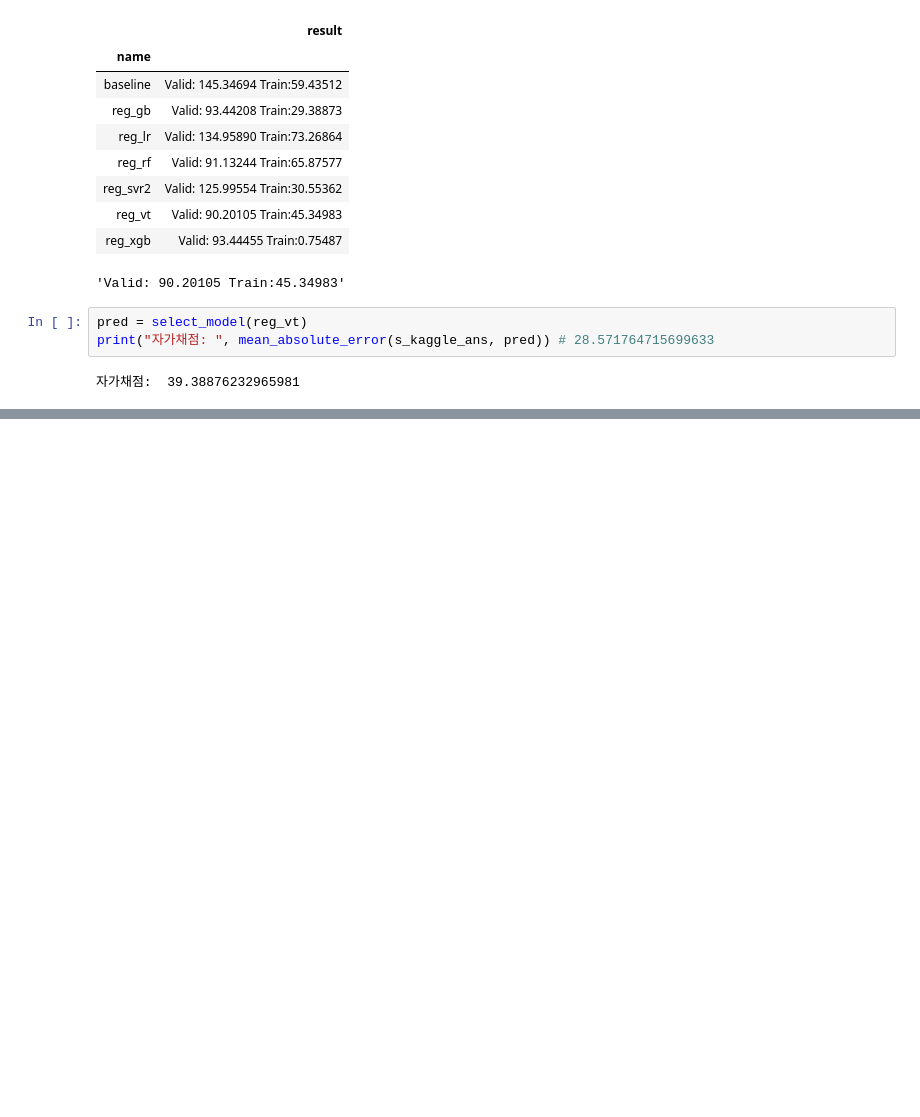
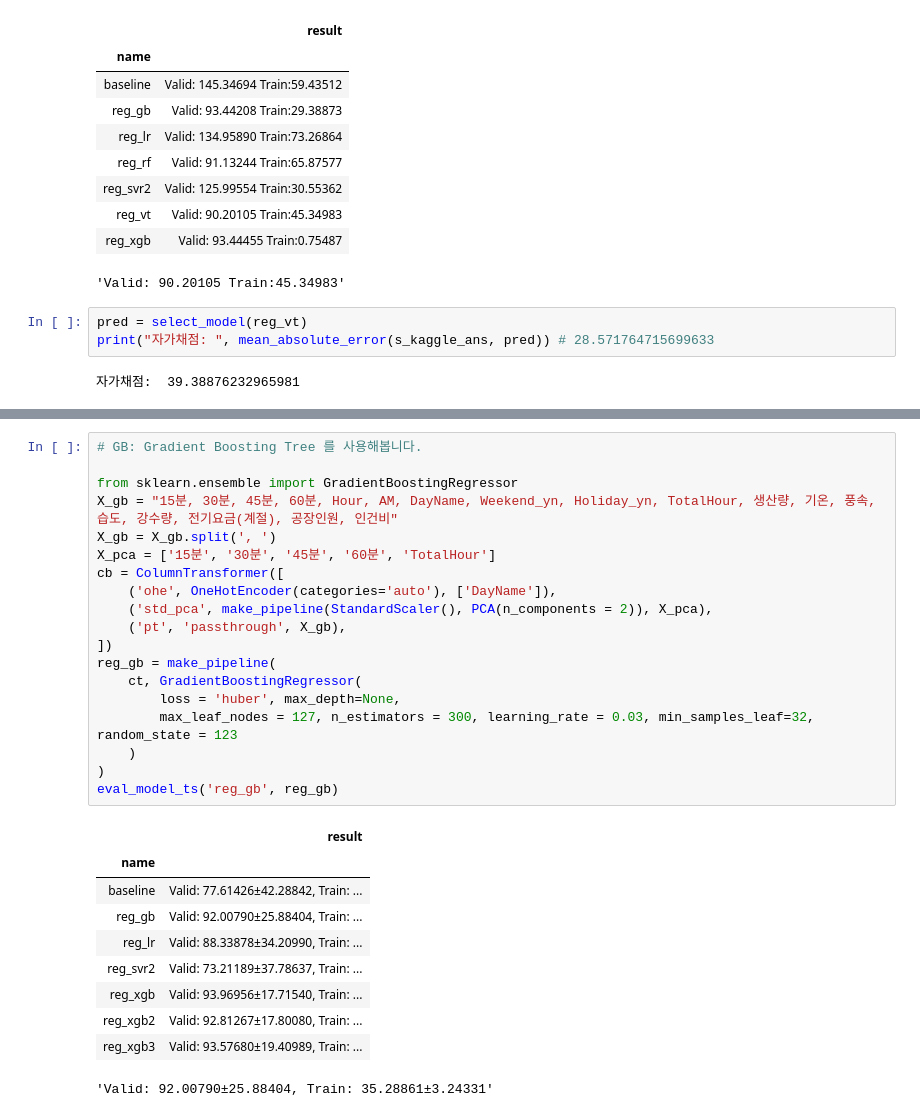
Before and after one commit to sunkusun9/ds_lv3_2606, a Jupyter notebook: sec_ds_lv3_prob3_kaggle.ipynb, the cells around one changed output, grey strips where cells are left out. Cells and saved outputs as stored; diff of their text form; blank space fills up the shorter version.

```diff
--- a/sec_ds_lv3_prob3_kaggle.ipynb
+++ b/sec_ds_lv3_prob3_kaggle.ipynb
@@ -538,0 +869,30 @@ print("자가채점: ", mean_absolute_error(s_kaggle_ans, pred)) # 28.5717647156
+# %%
+# GB: Gradient Boosting Tree 를 사용해봅니다.
+
+from sklearn.ensemble import GradientBoostingRegressor
+X_gb = "15분, 30분, 45분, 60분, Hour, AM, DayName, Weekend_yn, Holiday_yn, TotalHour, 생산량, 기온, 풍속, 습도, 강수량, 전기요금(계절), 공장인원, 인건비"
+X_gb = X_gb.split(', ')
+X_pca = ['15분', '30분', '45분', '60분', 'TotalHour']
+cb = ColumnTransformer([
+    ('ohe', OneHotEncoder(categories='auto'), ['DayName']),
+    ('std_pca', make_pipeline(StandardScaler(), PCA(n_components = 2)), X_pca),
+    ('pt', 'passthrough', X_gb),
+])
+reg_gb = make_pipeline(
+    ct, GradientBoostingRegressor(
+        loss = 'huber', max_depth=None,
+        max_leaf_nodes = 127, n_estimators = 300, learning_rate = 0.03, min_samples_leaf=32, random_state = 123
+    )
+)
+eval_model_ts('reg_gb', reg_gb)
+# %% [output]
+|  | result |
+| name |  |
+| baseline | Valid: 77.61426±42.28842, Train: ... |
+| reg_gb | Valid: 92.00790±25.88404, Train: ... |
+| reg_lr | Valid: 88.33878±34.20990, Train: ... |
+| reg_svr2 | Valid: 73.21189±37.78637, Train: ... |
+| reg_xgb | Valid: 93.96956±17.71540, Train: ... |
+| reg_xgb2 | Valid: 92.81267±17.80080, Train: ... |
+| reg_xgb3 | Valid: 93.57680±19.40989, Train: ... |
+'Valid: 92.00790±25.88404, Train: 35.28861±3.24331'
```
Also changed, not shown: parts of 36 cells of this notebook.
